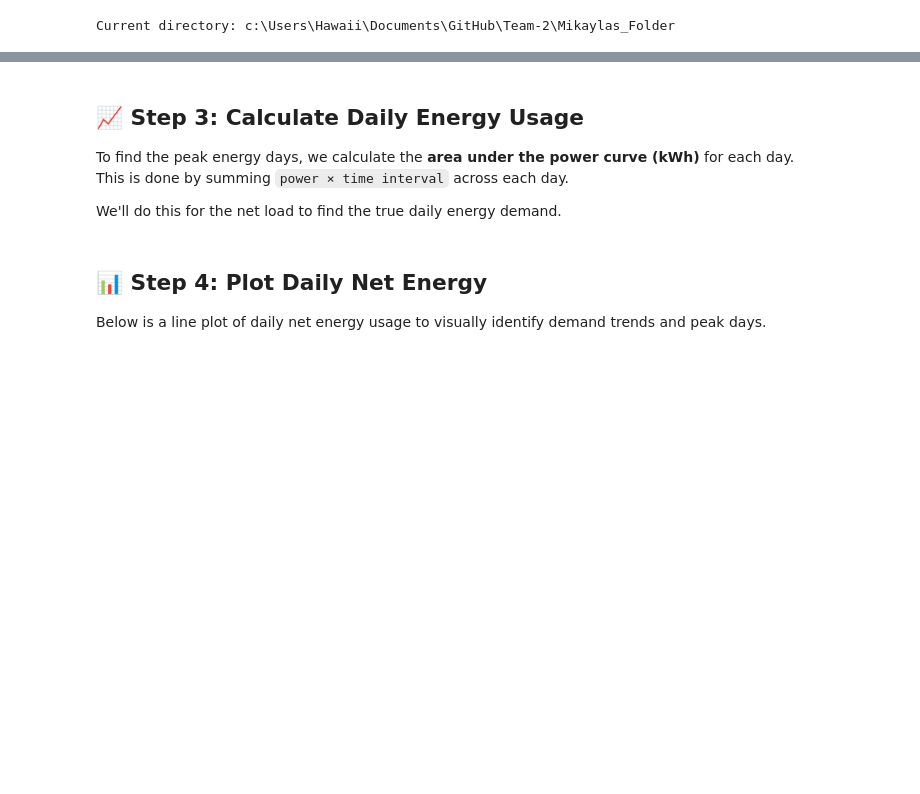
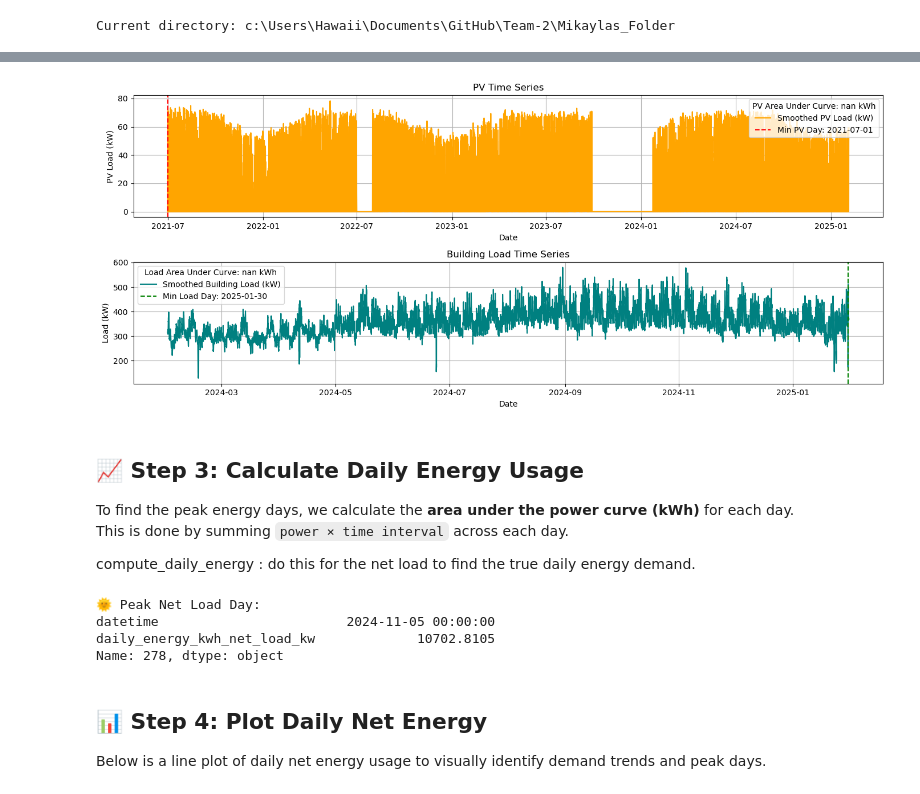
Before and after one commit to Energy-and-Sustainability-VIP/Team-2, a Jupyter notebook: Mikaylas_Folder/Untitled-1.ipynb, the cells around one changed output, grey strips where cells are left out. Drawn from its saved outputs; the diff is of its cells as text; code cells hidden in the pictures; blank space fills up the shorter version.

```diff
--- a/Mikaylas_Folder/Untitled-1.ipynb
+++ b/Mikaylas_Folder/Untitled-1.ipynb
@@ -58,7 +213,69 @@ merged_df.head()
+# %%
+# Ensure that 'datetime' is in datetime format for both dataframes
+load_df['datetime'] = pd.to_datetime(load_df['datetime'])
+pv_df['datetime'] = pd.to_datetime(pv_df['datetime'])
+
+# Rename columns for consistency
+load_df = load_df.rename(columns={'mean': 'load_kw'})
+pv_df = pv_df.rename(columns={'power_avg_kw': 'pv_kw'})
+
+# Apply a rolling average to smooth out the zigzags (using window size of 5)
+window_size = 5  # You can adjust this if needed
+load_df['smoothed_load'] = load_df['load_kw'].rolling(window=window_size).mean()
+pv_df['smoothed_pv'] = pv_df['pv_kw'].rolling(window=window_size).mean()
+
+# Plotting the PV and Load time series before merge
+plt.figure(figsize=(14, 6))
+
+# Plot PV time series
+plt.subplot(2, 1, 1)
+plt.plot(pv_df['datetime'], pv_df['smoothed_pv'], label="Smoothed PV Load (kW)", color='orange')
+plt.title("PV Time Series")
+plt.xlabel("Date")
+plt.ylabel("PV Load (kW)")
+plt.grid(True)
+
+# Plot Load time series
+plt.subplot(2, 1, 2)
+plt.plot(load_df['datetime'], load_df['smoothed_load'], label="Smoothed Building Load (kW)", color='teal')
+plt.title("Building Load Time Series")
+plt.xlabel("Date")
+plt.ylabel("Load (kW)")
+plt.grid(True)
+
+# Highlight the minimum load day and minimum PV day
+min_load_day = load_df['load_kw'].idxmin()
+min_pv_day = pv_df['pv_kw'].idxmin()
+
+# Plot vertical lines for minimum values
+plt.subplot(2, 1, 1)  # PV plot
+plt.axvline(x=pv_df.loc[min_pv_day, 'datetime'], color='red', linestyle='--', label=f"Min PV Day: {pv_df.loc[min_pv_day, 'datetime'].date()}")
+plt.subplot(2, 1, 2)  # Load plot
+plt.axvline(x=load_df.loc[min_load_day, 'datetime'], color='green', linestyle='--', label=f"Min Load Day: {load_df.loc[min_load_day, 'datetime'].date()}")
+
+# Calculate the area under the curve (integral) for both PV and Load using the trapezoidal rule
+# Convert datetime to timestamp (seconds) for numerical calculation
+pv_timestamps = pv_df['datetime'].view('int64') // 10**9  # Convert to seconds
+load_timestamps = load_df['datetime'].view('int64') // 10**9  # Convert to seconds
+
+pv_area = np.trapz(pv_df['smoothed_pv'], pv_timestamps)  # Area under PV curve
+load_area = np.trapz(load_df['smoothed_load'], load_timestamps)  # Area under Load curve
+
+# Show the calculated areas in the title or labels
+plt.subplot(2, 1, 1)
+plt.legend(title=f"PV Area Under Curve: {pv_area:.2f} kWh")
+
+plt.subplot(2, 1, 2)
+plt.legend(title=f"Load Area Under Curve: {load_area:.2f} kWh")
+
+plt.tight_layout()
+plt.show()
+# %% [output]
+[figure, added]
 # %% [markdown]
 ## 📈 Step 3: Calculate Daily Energy Usage
 
 To find the peak energy days, we calculate the **area under the power curve (kWh)** for each day.
 This is done by summing `power × time interval` across each day.
 
-We'll do this for the net load to find the true daily energy demand.
+compute_daily_energy : do this for the net load to find the true daily energy demand.
@@ -65,9 +300,16 @@ We'll do this for the net load to find the true daily energy demand.
 # %%
-daily_net_energy = compute_daily_energy(merged_df, 'net_load')
+daily_net_energy = compute_daily_energy(merged_df, 'net_load_kw')
 
-# View the day with the highest energy usage
-peak_day = daily_net_energy.loc[daily_net_energy['daily_energy_kwh_net_load'].idxmax()]
-print(f"📊 Peak Energy Day: {peak_day['date']} with {peak_day['daily_energy_kwh_net_load']:.2f} kWh")
+# Find the peak energy usage day
+peak_day = daily_net_energy.loc[daily_net_energy[f'daily_energy_kwh_net_load_kw'].idxmax()]
+print("🌞 Peak Net Load Day:")
+print(peak_day)
+#this is with pv yall...
+# %% [output]
+🌞 Peak Net Load Day:
+datetime                        2024-11-05 00:00:00
+daily_energy_kwh_net_load_kw             10702.8105
+Name: 278, dtype: object
 # %% [markdown]
 ## 📊 Step 4: Plot Daily Net Energy
 
```
Also changed, not shown: parts of 16 cells of this notebook.
